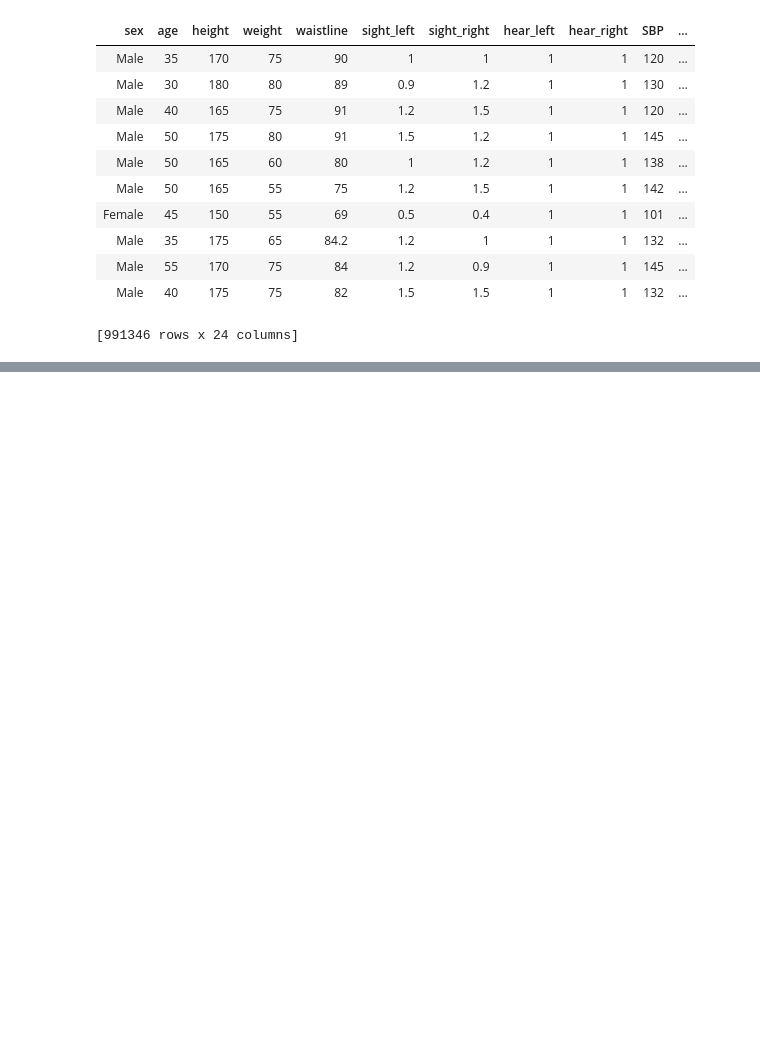
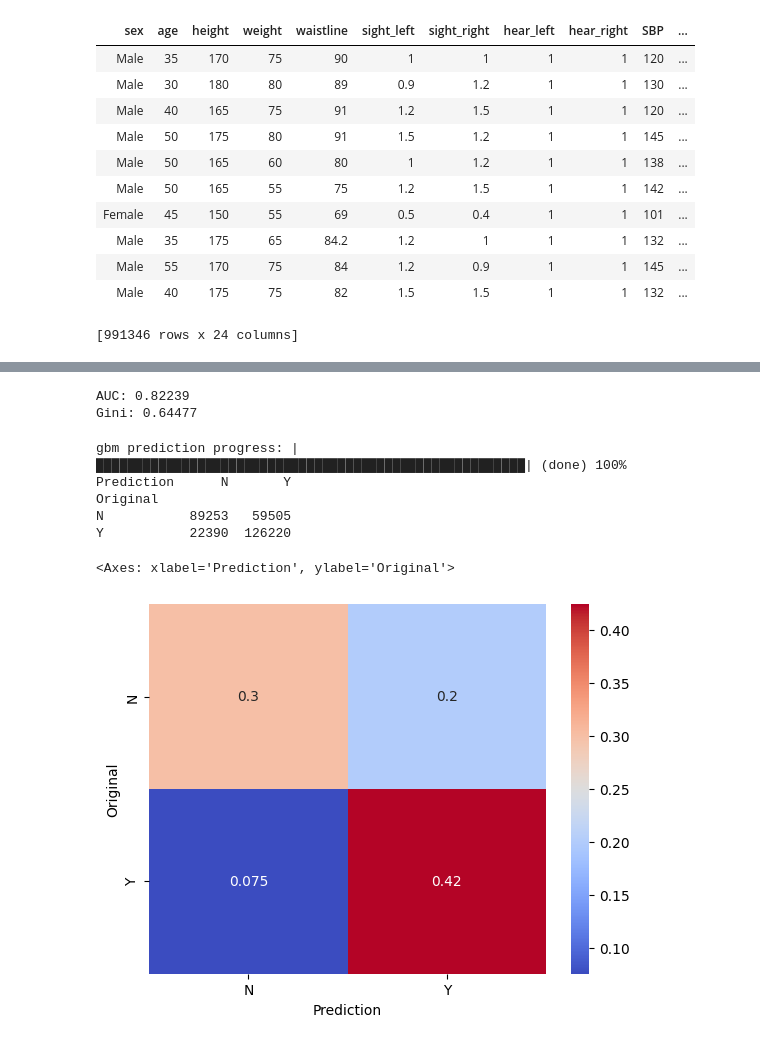
Before and after one commit to kriss024/Python, a Jupyter notebook: H2O Machine Learning Tutorial.ipynb, the cells around one changed output, grey strips where cells are left out. Saved outputs shown, nothing was run; the diff lists cells and outputs as text; code cells hidden in the pictures; blank space fills up the shorter version.

```diff
--- a/H2O Machine Learning Tutorial.ipynb
+++ b/H2O Machine Learning Tutorial.ipynb
@@ -381,0 +382,3 @@ Y           19331  129336
+# %%
+model_gbm = H2OGradientBoostingEstimator(nfolds = 5, ntrees = 100, max_depth = 7, stopping_rounds = 5, stopping_metric = "AUC")
+model_gbm.train(x = x, y = y, training_frame = train)
@@ -382,3 +405,33 @@ Y           19331  129336
+# %%
+# Eval performance:
+valid_perf4 = model_gbm.model_performance(valid)
+
+# Retreive test set AUC and Gini
+print("AUC: " + str(round(valid_perf4.auc(), 5)))
+print("Gini: " + str(round(valid_perf4.gini(), 5)))
+# %% [output]
+AUC: 0.82239
+Gini: 0.64477
+# %%
+y = 'DRK_YN'
+y_df = valid[y].as_data_frame()
+y_orig = y_df[y]
+
+valid_pred = model_gbm.predict(valid).as_data_frame()
+y_pred = valid_pred['predict']
+
+ct_target = pd.crosstab(y_orig, y_pred, rownames = ["Original"], colnames = ["Prediction"])
+print(ct_target)
+ct_normalize = pd.crosstab(y_orig, y_pred, rownames = ["Original"], colnames = ["Prediction"], normalize = True)
+sns.heatmap(ct_normalize, cmap='coolwarm', annot=True)
+# %% [output]
+gbm prediction progress: |███████████████████████████████████████████████████████| (done) 100%
+Prediction      N       Y
+Original
+N           89253   59505
+Y           22390  126220
+<Axes: xlabel='Prediction', ylabel='Original'>
+[figure, added]
 # %%
 # Shutdown cluster
 h2o.cluster().shutdown()
```
Also changed, not shown: parts of 20 cells of this notebook.
